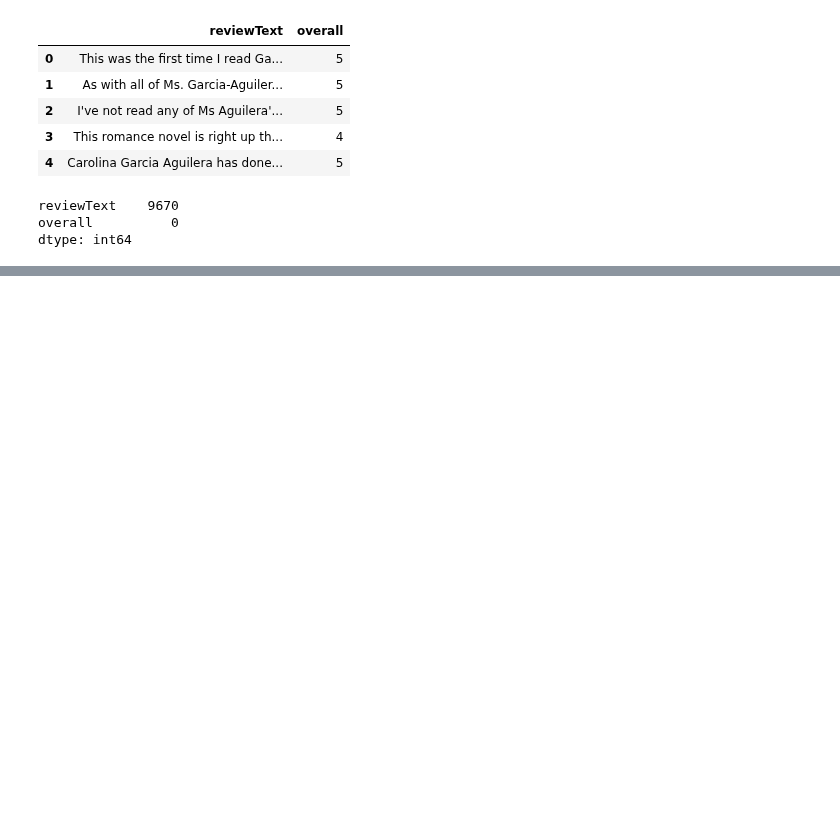
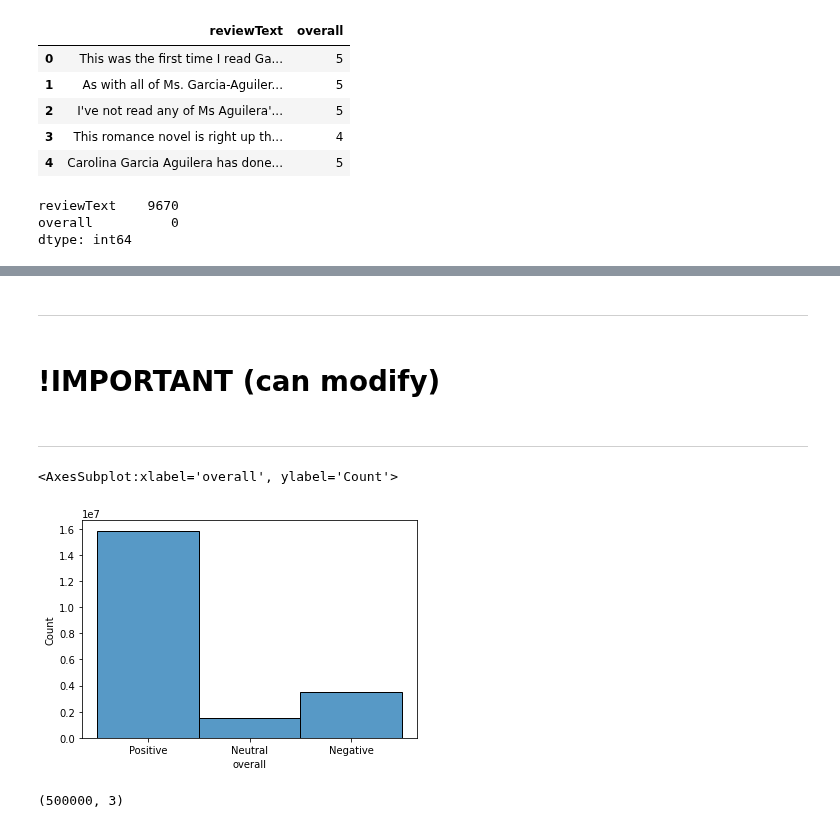
Before and after one commit to harizjet/SubjectSentimentModelling, a Jupyter notebook: exploring/exploring3.ipynb, the cells around one changed output, grey strips where cells are left out. Saved outputs shown, nothing was run; the diff lists cells and outputs as text; code cells hidden in the pictures; blank space fills up the shorter version.

```diff
--- a/exploring/exploring3.ipynb
+++ b/exploring/exploring3.ipynb
@@ -380,5 +314,5 @@ reviewText    9670
 overall          0
 dtype: int64
 # %%
-dfdata.fillna("").compute()
+dfdata.fillna("", inplace=True)
 # %%
@@ -389 +323,16 @@ overall          0
 dtype: int64
+# %% [markdown]
+---
+# %% [markdown]
+# !IMPORTANT (can modify)
+# %%
+if len(dfdata['overall'].unique()) != 3:
+    dfdata['overallOri'] = dfdata['overall']
+dfdata['overall'] = dfdata['overallOri'].apply(lambda x: "Positive" if x > 3 else "Negative" if x < 3 else "Neutral")
+# %% [markdown]
+----
+# %%
+sns.histplot(dfdata['overall'])
+# %% [output]
+<AxesSubplot:xlabel='overall', ylabel='Count'>
+[figure, added]
@@ -389,0 +342,4 @@ dtype: int64
+# %%
+dfdataMain.shape
+# %% [output]
+(500000, 3)
```
Also changed, not shown: parts of 24 cells of this notebook, 1 other file.
